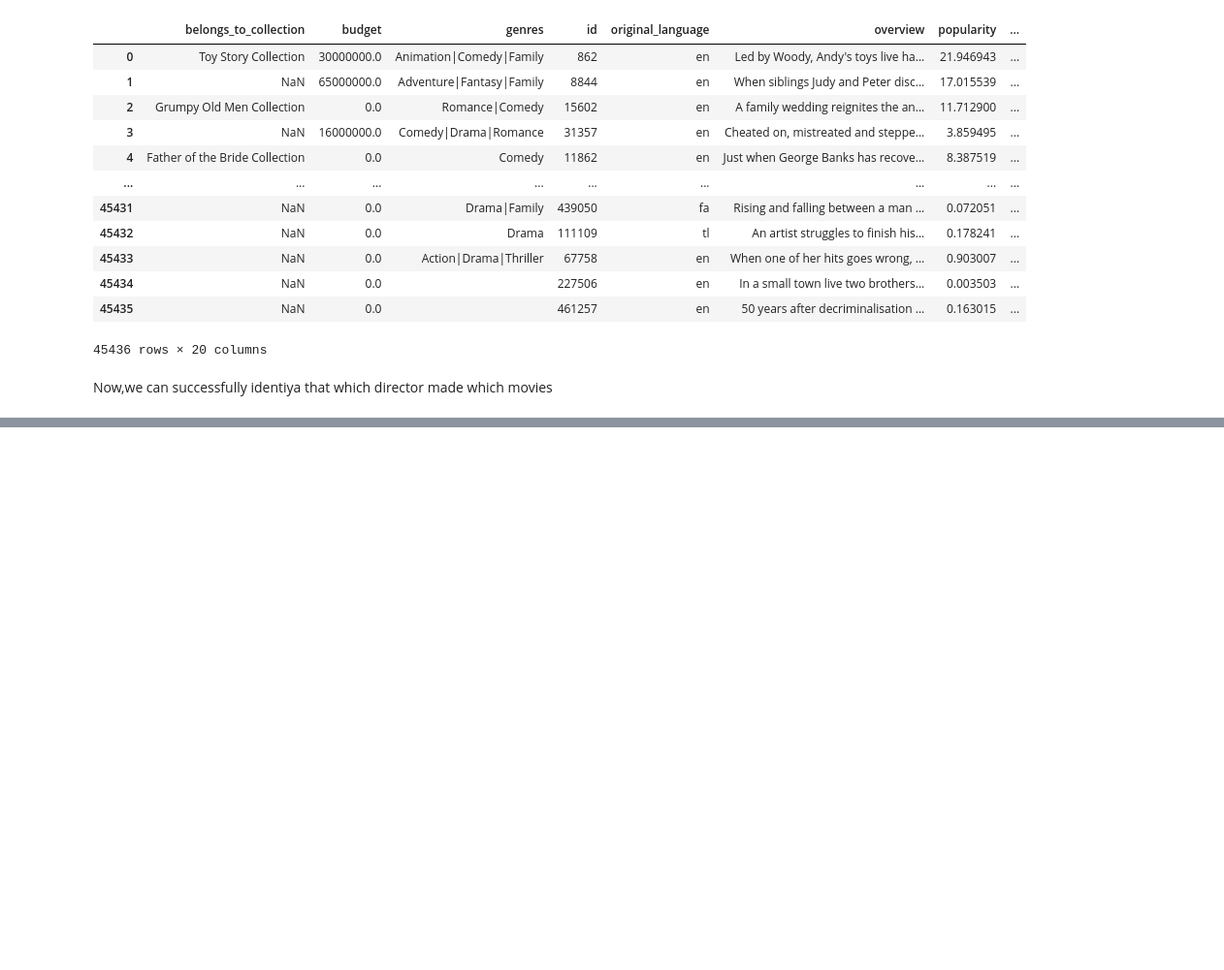
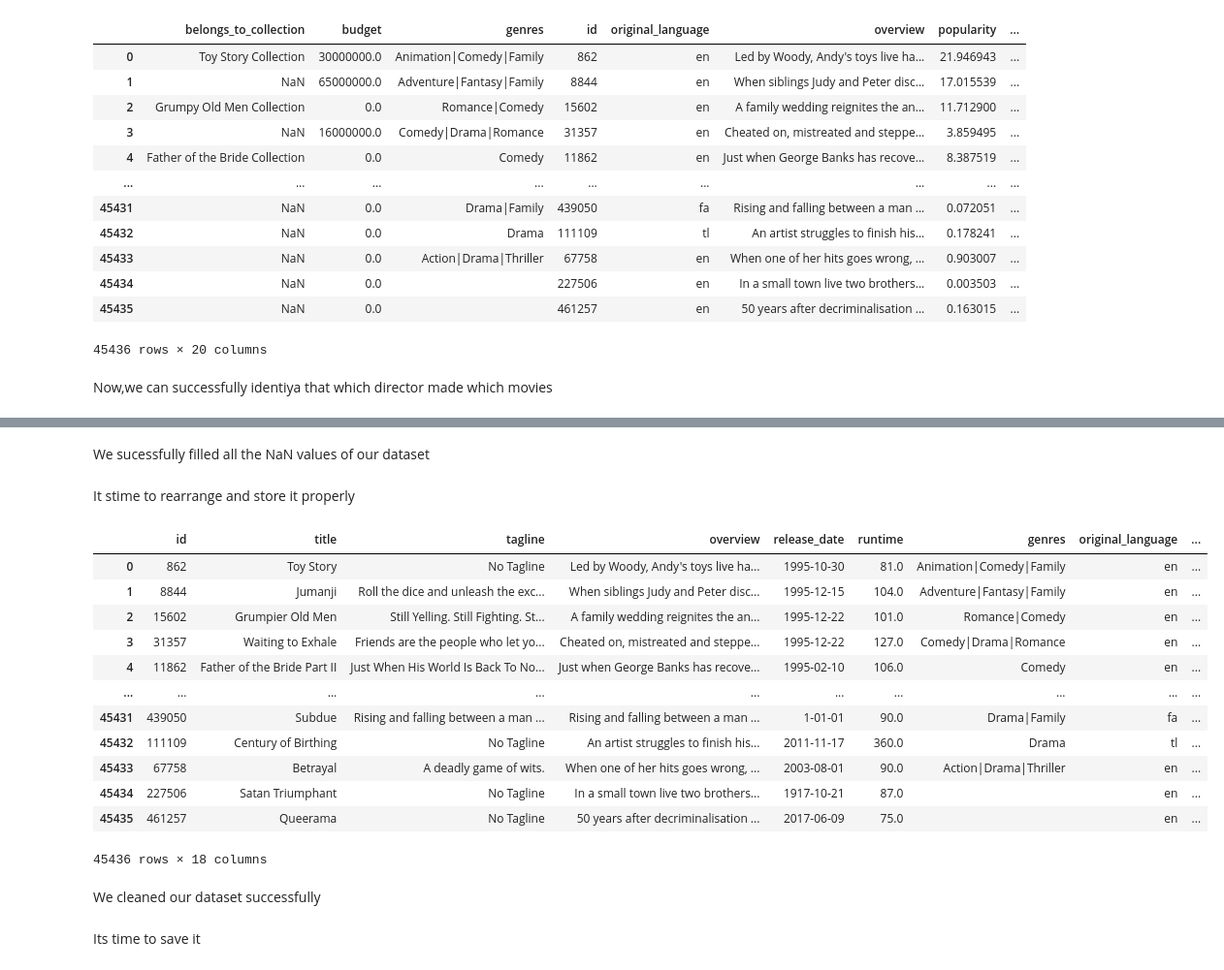
Before and after one commit to AmeyDande/pandas-movie-analysis, a Jupyter notebook: notebook/cleaning-movies-analysis.ipynb, the cells around one changed output, grey strips where cells are left out. Shown at 97% size. Cells and saved outputs as stored; diff of their text form; code cells hidden in the pictures; blank space fills up the shorter version.

Commit message:
Dataset cleaned

```diff
--- a/notebook/cleaning-movies-analysis.ipynb
+++ b/notebook/cleaning-movies-analysis.ipynb
@@ -790,0 +793,6 @@ Now, we have to fill the NaN values
+# %%
+df = df.fillna({'belongs_to_collection': 'No Collection', 'genres': 'Unknown', 'production_companies': 'Unknown',
+                'original_language': 'Unknown', 'production_countries': 'Unknown', 'spoken_languages': 'Unknown',
+                  'cast': 'Unknown', 'director': 'Unknown', 'budget': 0, 'popularity': 0,
+                    'release_date': pd.Timestamp('0001-01-01'), 'overview': 'No Overview', 'revenue': 0,
+                      'runtime': 0 , 'status': 'Unknown', 'tagline': 'No Tagline','title': 'Unknown','vote_average': 0, 'vote_count': 0})
@@ -790,0 +819,31 @@ Now, we have to fill the NaN values
+# %% [markdown]
+We sucessfully filled all the NaN values of our dataset
+# %% [markdown]
+It stime to rearrange and store it properly
+# %%
+col = ['id','title', 'tagline', 'overview', 'release_date', 'runtime',
+    'genres', 'original_language', 'spoken_languages','cast', 'director',
+    'production_companies', 'production_countries', 'belongs_to_collection',
+    'vote_count', 'vote_average', 'popularity', 'status']
+# %%
+df = df[col]
+# %%
+df
+# %% [output]
+|  | id | title | tagline | overview | release_date | runtime | genres | original_language | ... |
+| 0 | 862 | Toy Story | No Tagline | Led by Woody, Andy's toys live ha... | 1995-10-30 | 81.0 | Animation|Comedy|Family | en | ... |
+| 1 | 8844 | Jumanji | Roll the dice and unleash the exc... | When siblings Judy and Peter disc... | 1995-12-15 | 104.0 | Adventure|Fantasy|Family | en | ... |
+| 2 | 15602 | Grumpier Old Men | Still Yelling. Still Fighting. St... | A family wedding reignites the an... | 1995-12-22 | 101.0 | Romance|Comedy | en | ... |
+| 3 | 31357 | Waiting to Exhale | Friends are the people who let yo... | Cheated on, mistreated and steppe... | 1995-12-22 | 127.0 | Comedy|Drama|Romance | en | ... |
+| 4 | 11862 | Father of the Bride Part II | Just When His World Is Back To No... | Just when George Banks has recove... | 1995-02-10 | 106.0 | Comedy | en | ... |
+| ... | ... | ... | ... | ... | ... | ... | ... | ... | ... |
+| 45431 | 439050 | Subdue | Rising and falling between a man ... | Rising and falling between a man ... | 1-01-01 | 90.0 | Drama|Family | fa | ... |
+| 45432 | 111109 | Century of Birthing | No Tagline | An artist struggles to finish his... | 2011-11-17 | 360.0 | Drama | tl | ... |
+| 45433 | 67758 | Betrayal | A deadly game of wits. | When one of her hits goes wrong, ... | 2003-08-01 | 90.0 | Action|Drama|Thriller | en | ... |
+| 45434 | 227506 | Satan Triumphant | No Tagline | In a small town live two brothers... | 1917-10-21 | 87.0 |  | en | ... |
+| 45435 | 461257 | Queerama | No Tagline | 50 years after decriminalisation ... | 2017-06-09 | 75.0 |  | en | ... |
+45436 rows × 18 columns
+# %% [markdown]
+We cleaned our dataset successfully
+# %% [markdown]
+Its time to save it
```
Also changed, not shown: parts of 7 cells of this notebook.
